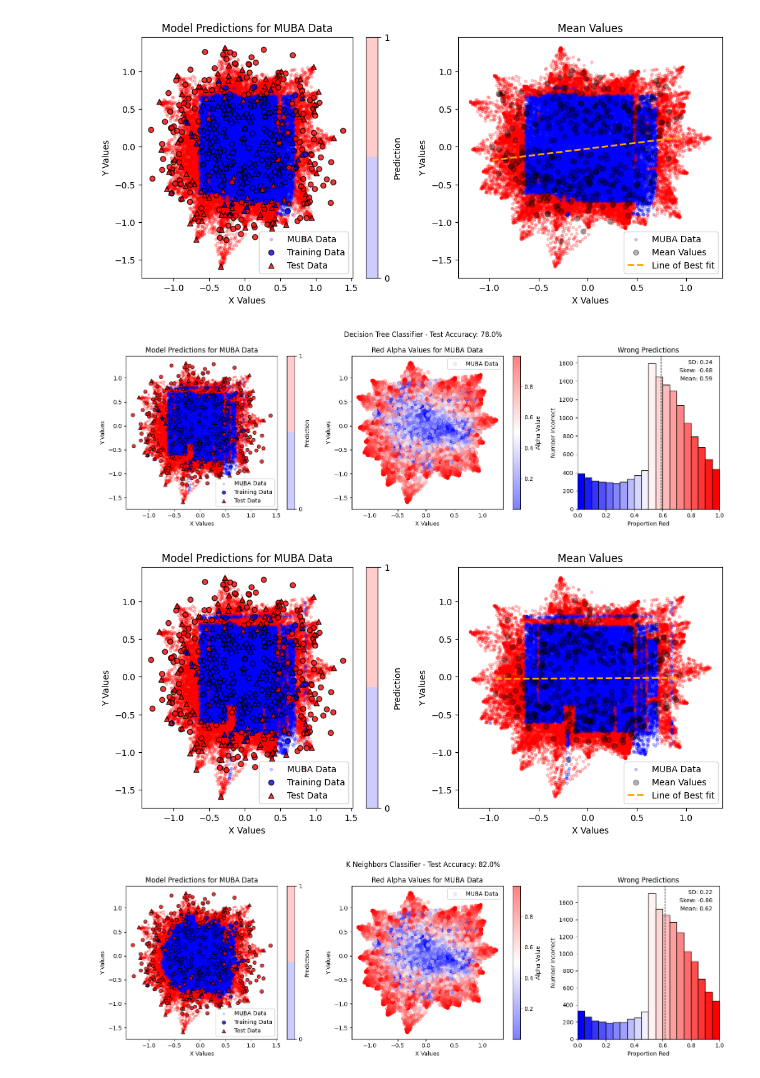
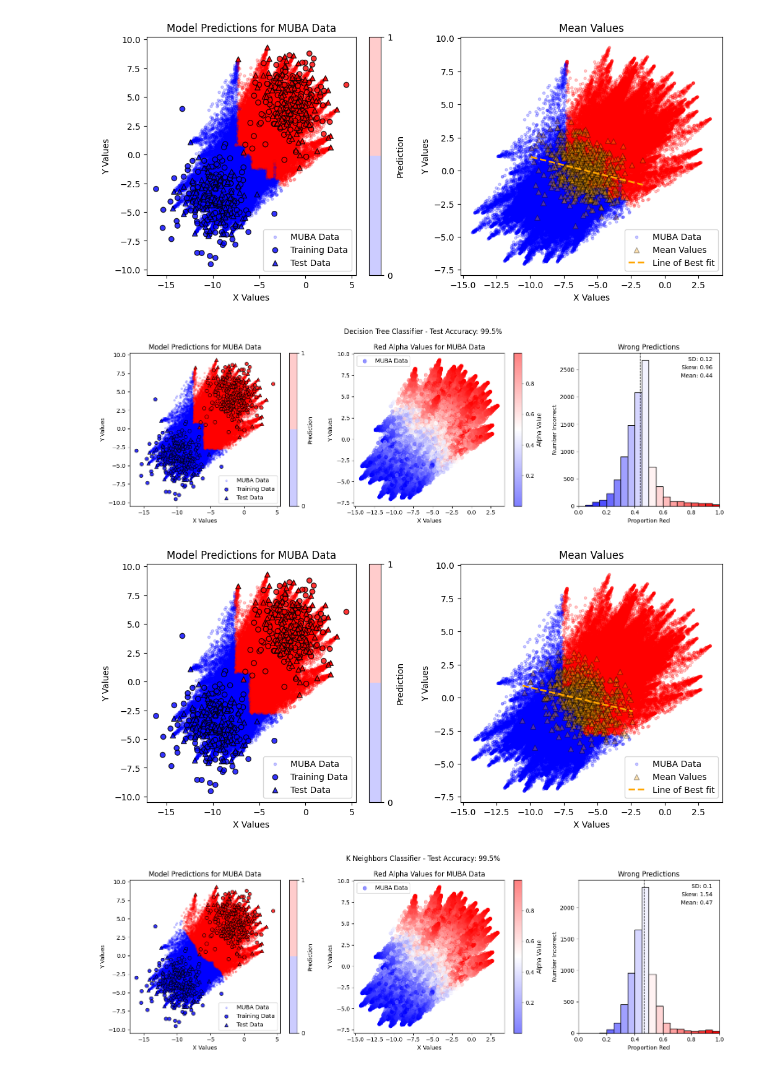
Before and after one commit to willpoulett/MUBA_pipeline, a Jupyter notebook: basic_muba.ipynb, the cells around one changed output. Saved outputs shown, nothing was run; the diff lists cells and outputs as text; code cells hidden in the pictures.

```diff
--- a/basic_muba.ipynb
+++ b/basic_muba.ipynb
@@ -24,7 +24,7 @@ datasets = [
     make_circles(n_samples=500, noise=0.2, factor=0.5, random_state=1),
 ]
 
-NUM = 3
+NUM = 1
 X, y = datasets[NUM]
 
 if NUM == 0:
@@ -55,7 +55,7 @@ for X, label in zip(X_test, y_test):
     index = np.where(X_test == X)[0][0]
     label=np.array(label)
 
-    for j in range(200):
+    for j in range(400):
 
         diff_label = False
         while diff_label == False:
@@ -184,7 +184,7 @@ for classifier, name in zip(classifiers, classifier_names):
 
         if round(alpha,2) == round(mean,2): # Strong Equal
             mean_values.append(X)
-            mean_colours.append("black")
+            mean_colours.append("orange")
 
     mean_values = np.array(mean_values)
     fit = np.polyfit(mean_values[:, 0], mean_values[:, 1], 1)
@@ -194,7 +194,7 @@ for classifier, name in zip(classifiers, classifier_names):
     max_y = fit[0] * max_x + fit[1]
 
     axs[1].scatter(X_muba[:, 0], X_muba[:, 1],c =  [i[0] for i in predictions], cmap = cm_discrete, alpha = 0.2, label = "MUBA Data", marker = '.')
-    axs[1].scatter(mean_values[:, 0], mean_values[:, 1], c =  mean_colours, alpha = 0.3, label = "Mean Values", marker = 'o', edgecolor = "black" )
+    axs[1].scatter(mean_values[:, 0], mean_values[:, 1], c =  mean_colours, alpha = 0.3, label = "Mean Values", marker = '^', edgecolor = "black" )
     axs[1].plot([min_x,max_x],[min_y,max_y], color = "orange", linestyle = "--", label = "Line of Best fit", linewidth = 2)
     axs[1].legend()
     axs[1].set_xlabel("X Values")
@@ -209,4 +209,4 @@ for classifier, name in zip(classifiers, classifier_names):
-[figure, old version]
+[figure, new version]
-[figure, old version]
+[figure, new version]
-[figure, old version]
+[figure, new version]
-[figure, old version]
+[figure, new version]
```
Also changed, not shown: parts of 7 cells of this notebook, 1 other file.
